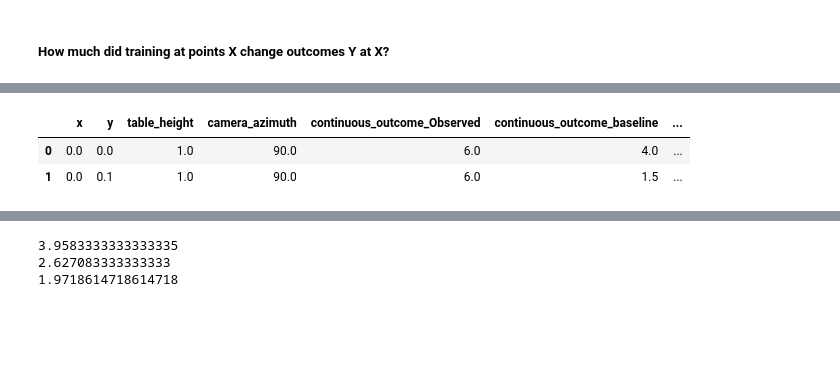
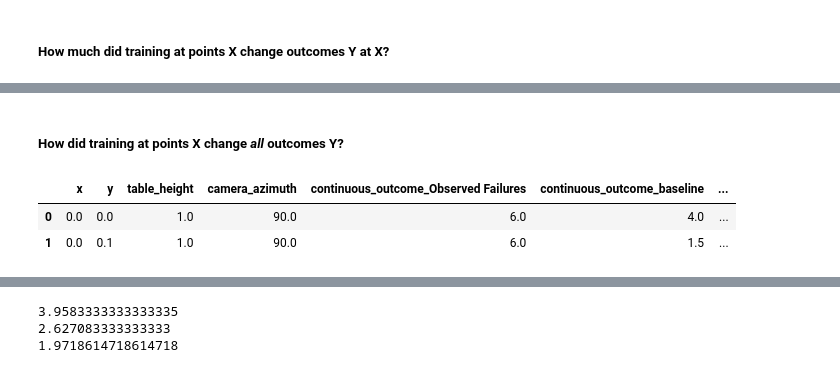
Before and after one commit to iamandrewliao/active-testing, a Jupyter notebook: analysis.ipynb, the cells around one changed output, grey strips where cells are left out. Saved outputs shown, nothing was run; the diff lists cells and outputs as text; code cells hidden in the pictures; blank space fills up the shorter version.

```diff
--- a/analysis.ipynb
+++ b/analysis.ipynb
@@ -1725,0 +1844,6 @@ One reason I can think of for why Influence method doesn't do as well as expecte
+# %%
+points_outcomes = {
+    'Observed Failures': merged_observedfail_df,
+    'Certain Failures': merged_certainfail_df,
+    'Max Influence': merged_influence_df
+}
@@ -1727,3 +1898,7 @@ One reason I can think of for why Influence method doesn't do as well as expecte
 #### Combined with the original training data and brute force results (prior to data curation), can we trace the relationship between training data and outcome? (and hopefully explain why the points Observed Failures chose performed the best)
 # %% [markdown]
 ##### How much did training at points X change outcomes Y at X?
+# %%
+for name, df in points_outcomes.items():
+    df['delta_outcome'] = df['continuous_outcome_post'] - df['continuous_outcome']
+    print(f"{name}: \n{df['delta_outcome'].value_counts().sort_index()}\nMean: {df['delta_outcome'].mean():.2f}")
@@ -1729,0 +1925,9 @@ One reason I can think of for why Influence method doesn't do as well as expecte
+# %%
+mins = []
+maxs = []
+for name, df in points_outcomes.items():
+    min_delta = df['delta_outcome'].min()
+    mins.append(min_delta)
+    max_delta = df['delta_outcome'].max()
+    maxs.append(max_delta)
+print(f"Delta outcome range across all methods: {min(mins)} to {max(maxs)}")
@@ -1730,39 +1977,39 @@ One reason I can think of for why Influence method doesn't do as well as expecte
+# %% [markdown]
+##### How did training at points X change *all* outcomes Y?
+# %%
+results = {
+    'Observed Failures': observed_failures_results,
+    'Certain Failures': certain_failures_results,
+    'Max Influence': influence_stoch_greedy_results
+}
 # %%
 # build a large df of all points selected by all methods and how outcome changed at those points
-# Define your merge keys and the methods to evaluate
-keys = ['x', 'y', 'table_height', 'camera_azimuth']
-methods = {
-    'Observed': observed_failures_results,
-    'Certain': certain_failures_results,
-    'Influence': influence_stoch_greedy_results
-}
-
 compiled_results = []
 
-for name, df_results in methods.items():
+for name, df_results in results.items():
     # 1. Merge the specific method results with the baseline
     # We use inner join to ensure we only compare points that exist in both
     comparison = pd.merge(
         df_results[keys + ['continuous_outcome']],
         baseline_results[keys + ['continuous_outcome']],
         on=keys,
         suffixes=(f'_{name}', '_baseline')
     )
 
     # 2. Calculate the change (Delta)
     comparison['delta_outcome'] = (
         comparison[f'continuous_outcome_{name}'] - comparison['continuous_outcome_baseline']
     )
 
     # 3. Add a label and store
     comparison['method'] = name
     compiled_results.append(comparison)
 
 # Combine everything into one dataframe
 impact_df = pd.concat(compiled_results, ignore_index=True)
 
 impact_df.head(2)
 # %% [output]
-|  | x | y | table_height | camera_azimuth | continuous_outcome_Observed | continuous_outcome_baseline | ... |
+|  | x | y | table_height | camera_azimuth | continuous_outcome_Observed Failures | continuous_outcome_baseline | ... |
 | 0 | 0.0 | 0.0 | 1.0 | 90.0 | 6.0 | 4.0 | ... |
 | 1 | 0.0 | 0.1 | 1.0 | 90.0 | 6.0 | 1.5 | ... |
```
Also changed, not shown: parts of 72 cells of this notebook, 20 other files.
